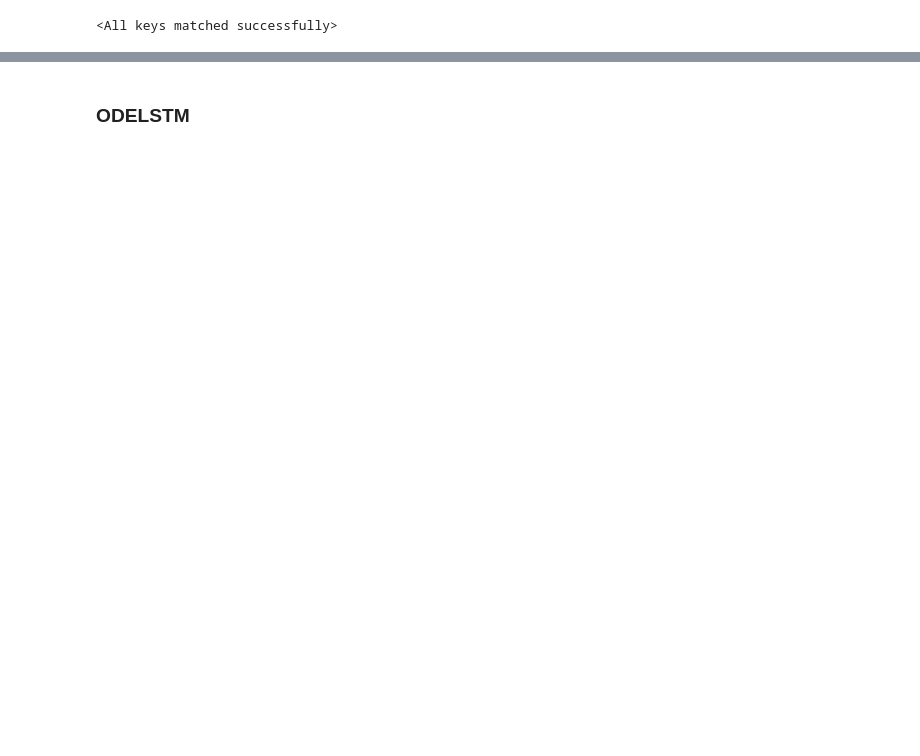
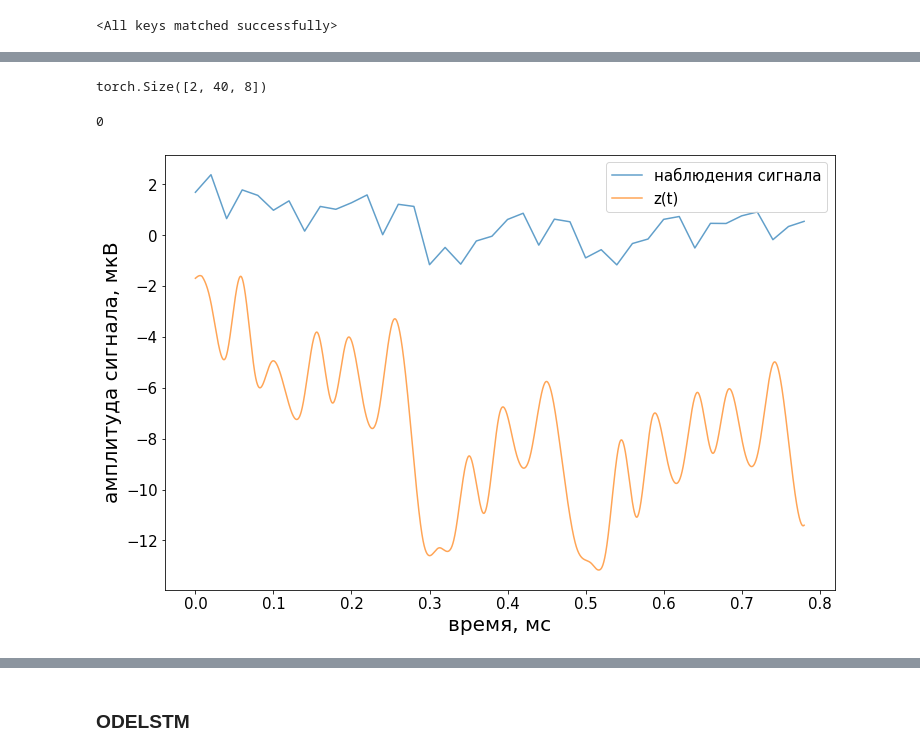
Before and after one commit to Alina-Samokhina/MasterThesis, a Jupyter notebook: experiments/Experiments.ipynb, the cells around one changed output, grey strips where cells are left out. Cells and saved outputs as stored; diff of their text form; code cells hidden in the pictures; blank space fills up the shorter version.

```diff
--- a/experiments/Experiments.ipynb
+++ b/experiments/Experiments.ipynb
@@ -253,0 +369,37 @@ DATALOADER:0 TEST RESULTS
+# %%
+ds = P300Dataset('../data/demons/nery_demons_dataset')
+ds.get_data_for_experiments()
+# %%
+data = (ds.train_x, ds.train_y)
+# %%
+idc_p300 = np.where(data[1]==1)[0]
+# %%
+n = 100000
+x = torch.stack((data[0][idc_p300[301]], data[0][2]))
+# %%
+x.shape
+# %% [output]
+torch.Size([2, 40, 8])
+# %%
+for i in range(1):
+    print(i)
+    c = torchcde.natural_cubic_coeffs(x)
+    X = torchcde.NaturalCubicSpline(c)
+    XX = X.evaluate(np.arange(0,x.size(1), x.size(1)/n))
+    z0=X.evaluate(0)
+    times = torch.arange(0, x.size(1), x.size(1)/n)
+    z_t = torchcde.cdeint(X=X, z0=z0, func=cde.func, t=times.to(torch.float32))
+
+    time = ds.train_t[0,:]
+    new_time = np.linspace(start=ds.train_t[0,0], stop=ds.train_t[0, -1], num=len(XX[1, :,0]))
+    plt.figure(figsize = (12,8))
+    plt.plot(time, x[0, :, 0], alpha=0.7, label = 'наблюдения сигнала')
+    #plt.plot(new_time, XX[0, :,0], alpha=0.7, label = 'интерполяция сингала')
+    plt.plot(new_time, -z_t[0, :, 0].detach().numpy(), alpha=0.7, label = 'z(t)')
+    plt.ylabel('амплитуда сигнала, мкВ')
+    plt.xlabel('время, мс')
+    plt.legend()
+    plt.show()
+# %% [output]
+0
+[figure, added]
```
Also changed, not shown: parts of 68 cells of this notebook, 12 other files.
